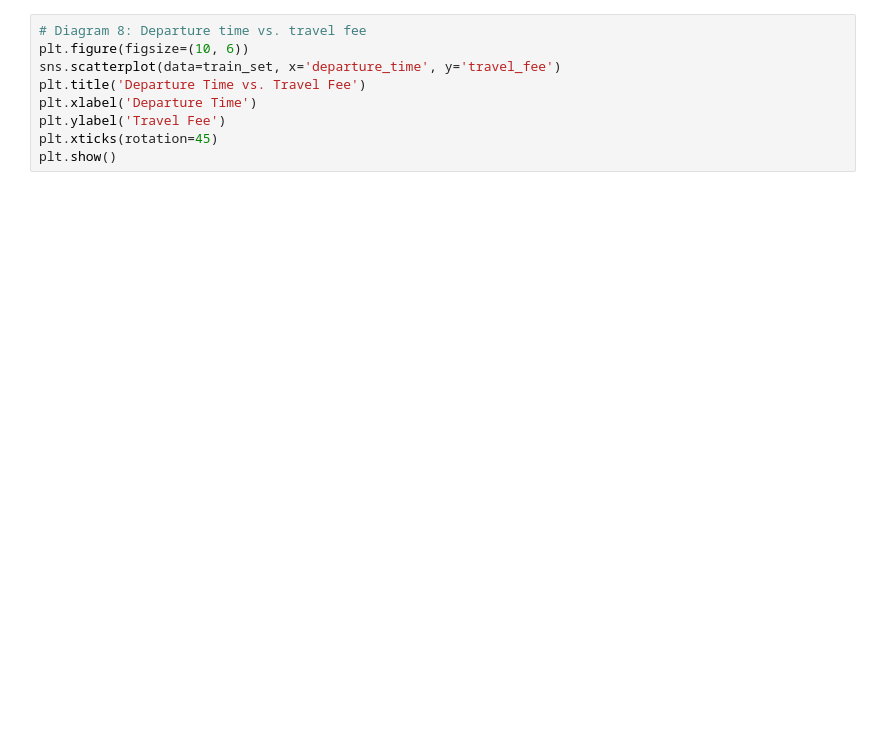
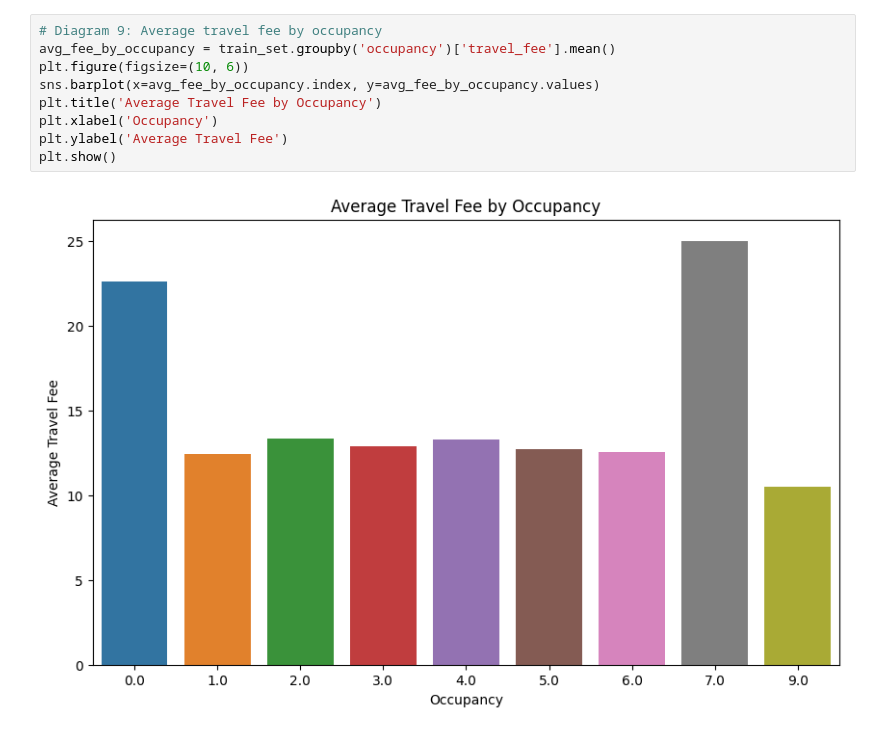
Before and after one commit to StephenSheng1101/DMAsgmnt, a Jupyter notebook: Untitled1.ipynb, the cells around one changed output. Cells and saved outputs as stored; diff of their text form; blank space fills up the shorter version.

```diff
--- a/Untitled1.ipynb
+++ b/Untitled1.ipynb
@@ -129,9 +129,11 @@ plt.show()
-# %%
-# Diagram 8: Departure time vs. travel fee
-plt.figure(figsize=(10, 6))
-sns.scatterplot(data=train_set, x='departure_time', y='travel_fee')
-plt.title('Departure Time vs. Travel Fee')
-plt.xlabel('Departure Time')
-plt.ylabel('Travel Fee')
-plt.xticks(rotation=45)
-plt.show()
+# %%
+# Diagram 9: Average travel fee by occupancy
+avg_fee_by_occupancy = train_set.groupby('occupancy')['travel_fee'].mean()
+plt.figure(figsize=(10, 6))
+sns.barplot(x=avg_fee_by_occupancy.index, y=avg_fee_by_occupancy.values)
+plt.title('Average Travel Fee by Occupancy')
+plt.xlabel('Occupancy')
+plt.ylabel('Average Travel Fee')
+plt.show()
+# %% [output]
+[figure, added]
```
Also changed, not shown: parts of 8 cells of this notebook.
